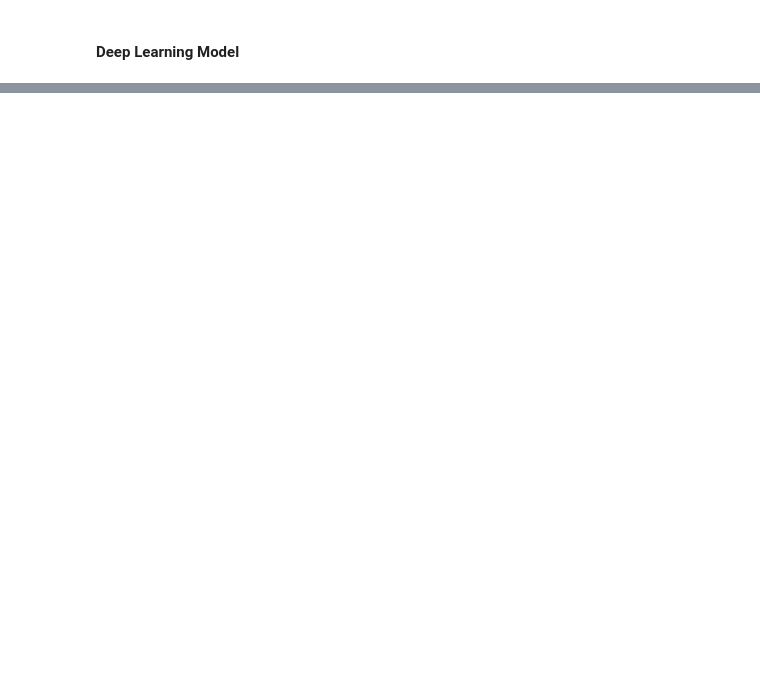
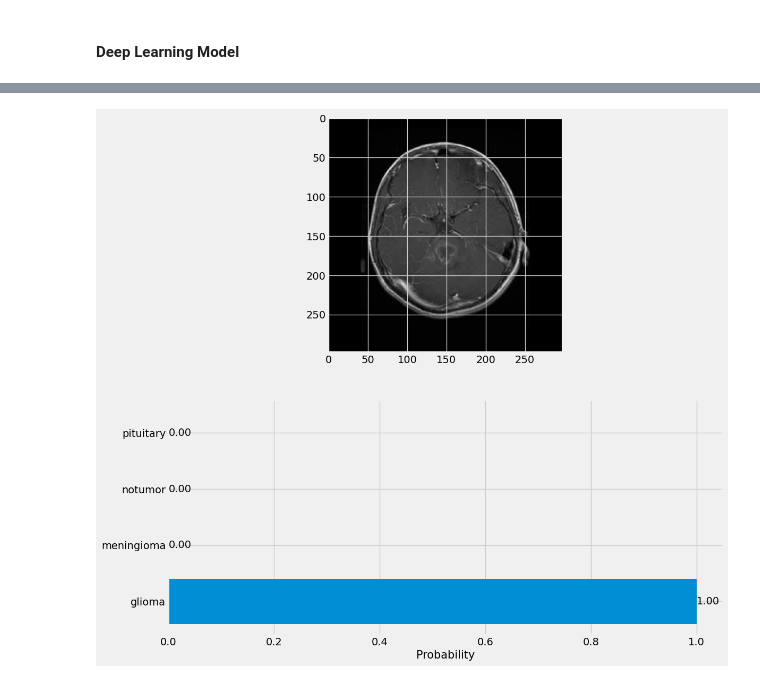
Before and after one commit to U1186204/GradCAM-in-Brain-Tumor-Classification, a Jupyter notebook: main.ipynb, the cells around one changed output, grey strips where cells are left out. Saved outputs shown, nothing was run; the diff lists cells and outputs as text; code cells hidden in the pictures; blank space fills up the shorter version.

```diff
--- a/main.ipynb
+++ b/main.ipynb
@@ -196,0 +404,23 @@ base_model = tf.keras.applications.Xception(include_top=False, weights='imagenet
+# %%
+def predict(img_path):
+    import numpy as np
+    import matplotlib.pyplot as plt
+    from PIL import Image
+    label = list(class_dict.keys())
+    plt.figure(figsize=(12, 12))
+    img = Image.open(img_path)
+    resized_img = img.resize((299, 299))
+    img = np.asarray(resized_img)
+    img = np.expand_dims(img, axis=0)
+    img = img / 255
+    predictions = model.predict(img)
+    probs = list(predictions[0])
+    labels = label
+    plt.subplot(2, 1, 1)
+    plt.imshow(resized_img)
+    plt.subplot(2, 1, 2)
+    bars = plt.barh(labels, probs)
+    plt.xlabel('Probability', fontsize=15)
+    ax = plt.gca()
+    ax.bar_label(bars, fmt = '%.2f')
+    plt.show()
@@ -196,0 +432,3 @@ base_model = tf.keras.applications.Xception(include_top=False, weights='imagenet
+# %%
+predict('/kaggle/input/brain-tumor-mri-dataset/Testing/glioma/Te-glTr_0007.jpg')
+# %% [output]
@@ -196,0 +436 @@ base_model = tf.keras.applications.Xception(include_top=False, weights='imagenet
+[figure, added]
```
Also changed, not shown: parts of 18 cells of this notebook.
